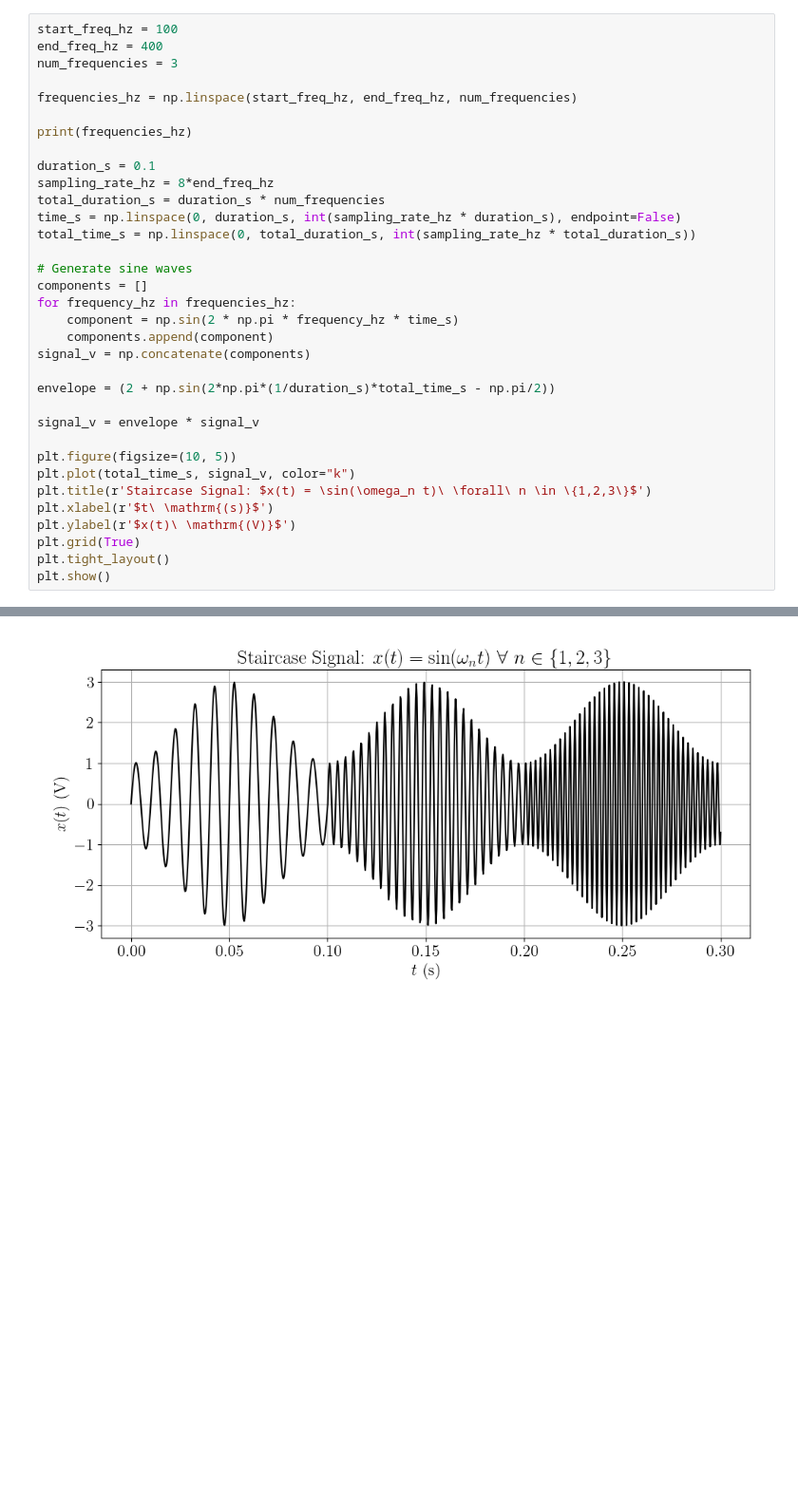
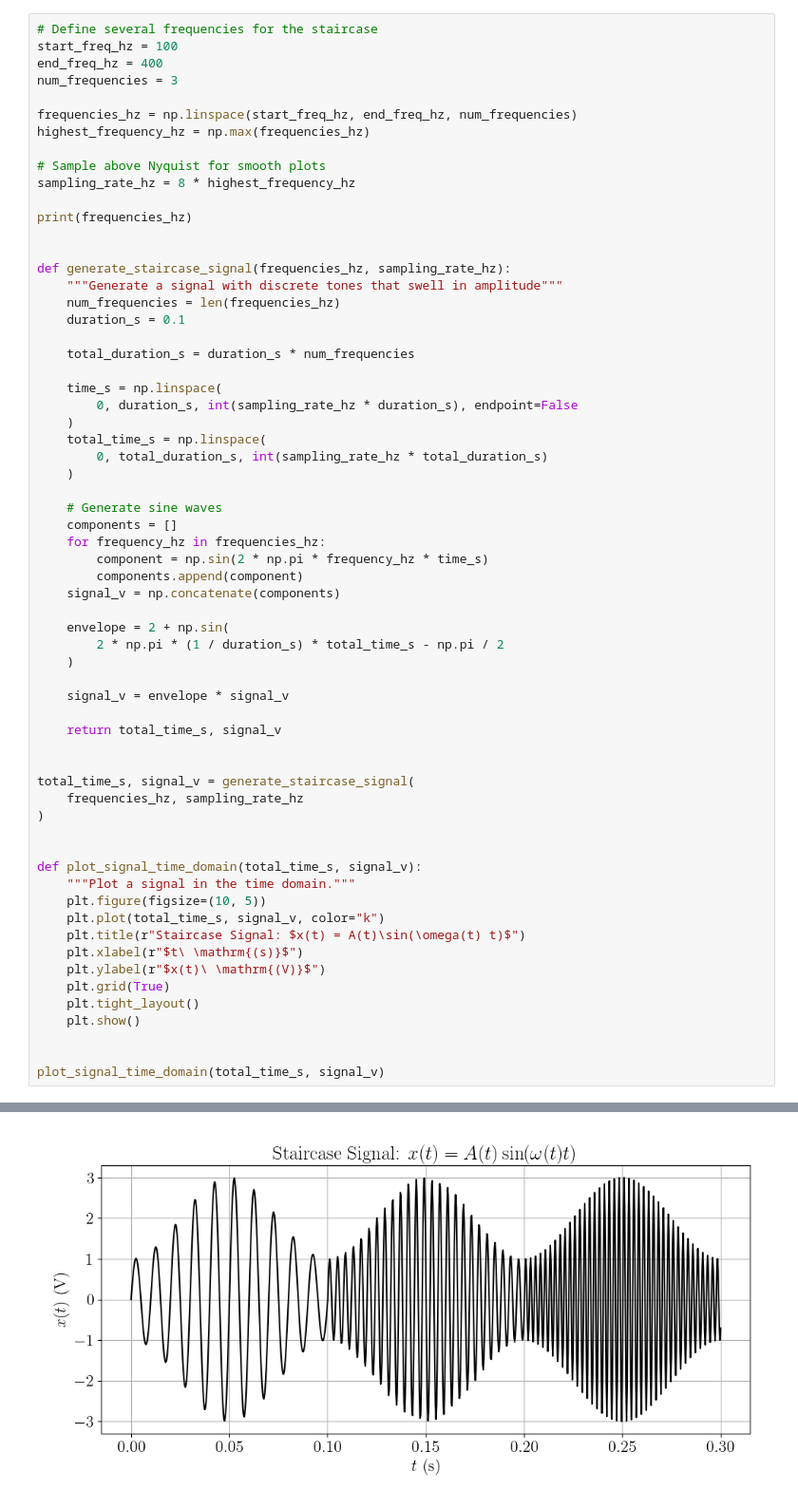
Before and after one commit to ruc-data-viz/2024-spring-class-09, a Jupyter notebook: notebooks/advanced_transforms.ipynb, the cells around one changed output, grey strips where cells are left out. Shown at 95% size. Drawn from its saved outputs; the diff is of its cells as text; blank space fills up the shorter version.

```diff
--- a/notebooks/advanced_transforms.ipynb
+++ b/notebooks/advanced_transforms.ipynb
@@ -13,37 +64,66 @@ plt.rcParams["text.usetex"] = True
 # %%
+# Define several frequencies for the staircase
 start_freq_hz = 100
 end_freq_hz = 400
 num_frequencies = 3
 
 frequencies_hz = np.linspace(start_freq_hz, end_freq_hz, num_frequencies)
+highest_frequency_hz = np.max(frequencies_hz)
+
+# Sample above Nyquist for smooth plots
+sampling_rate_hz = 8 * highest_frequency_hz
 
 print(frequencies_hz)
 
-duration_s = 0.1
-sampling_rate_hz = 8*end_freq_hz
-total_duration_s = duration_s * num_frequencies
-time_s = np.linspace(0, duration_s, int(sampling_rate_hz * duration_s), endpoint=False)
-total_time_s = np.linspace(0, total_duration_s, int(sampling_rate_hz * total_duration_s))
 
-# Generate sine waves
-components = []
-for frequency_hz in frequencies_hz:
-    component = np.sin(2 * np.pi * frequency_hz * time_s)
-    components.append(component)
-signal_v = np.concatenate(components)
+def generate_staircase_signal(frequencies_hz, sampling_rate_hz):
+    """Generate a signal with discrete tones that swell in amplitude"""
+    num_frequencies = len(frequencies_hz)
+    duration_s = 0.1
 
-envelope = (2 + np.sin(2*np.pi*(1/duration_s)*total_time_s - np.pi/2))
+    total_duration_s = duration_s * num_frequencies
 
-signal_v = envelope * signal_v
+    time_s = np.linspace(
+        0, duration_s, int(sampling_rate_hz * duration_s), endpoint=False
+    )
+    total_time_s = np.linspace(
+        0, total_duration_s, int(sampling_rate_hz * total_duration_s)
+    )
 
-plt.figure(figsize=(10, 5))
-plt.plot(total_time_s, signal_v, color="k")
-plt.title(r'Staircase Signal: $x(t) = \sin(\omega_n t)\ \forall\ n \in \{1,2,3\}$')
-plt.xlabel(r'$t\ \mathrm{(s)}$')
-plt.ylabel(r'$x(t)\ \mathrm{(V)}$')
-plt.grid(True)
-plt.tight_layout()
-plt.show()
+    # Generate sine waves
+    components = []
+    for frequency_hz in frequencies_hz:
+        component = np.sin(2 * np.pi * frequency_hz * time_s)
+        components.append(component)
+    signal_v = np.concatenate(components)
+
+    envelope = 2 + np.sin(
+        2 * np.pi * (1 / duration_s) * total_time_s - np.pi / 2
+    )
+
+    signal_v = envelope * signal_v
+
+    return total_time_s, signal_v
+
+
+total_time_s, signal_v = generate_staircase_signal(
+    frequencies_hz, sampling_rate_hz
+)
+
+
+def plot_signal_time_domain(total_time_s, signal_v):
+    """Plot a signal in the time domain."""
+    plt.figure(figsize=(10, 5))
+    plt.plot(total_time_s, signal_v, color="k")
+    plt.title(r"Staircase Signal: $x(t) = A(t)\sin(\omega(t) t)$")
+    plt.xlabel(r"$t\ \mathrm{(s)}$")
+    plt.ylabel(r"$x(t)\ \mathrm{(V)}$")
+    plt.grid(True)
+    plt.tight_layout()
+    plt.show()
+
+
+plot_signal_time_domain(total_time_s, signal_v)
 # %% [output]
 [100. 250. 400.]
-[figure, old version]
+[figure, new version]
```
Also changed, not shown: parts of 23 cells of this notebook.
